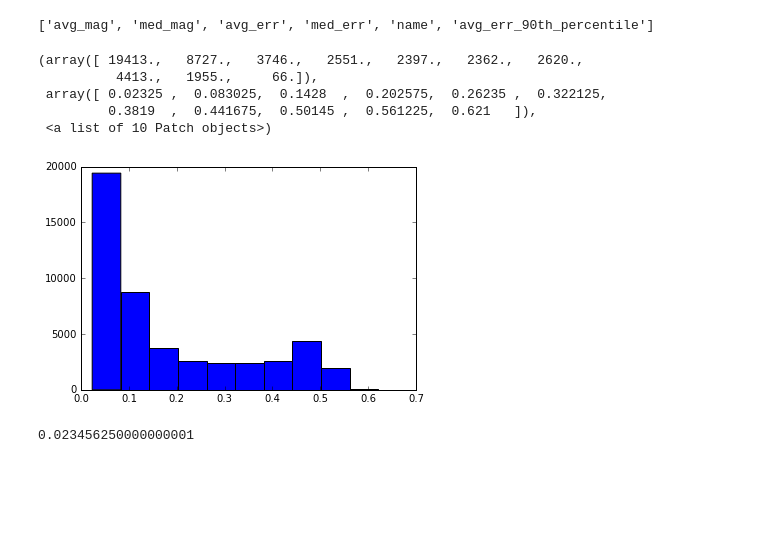
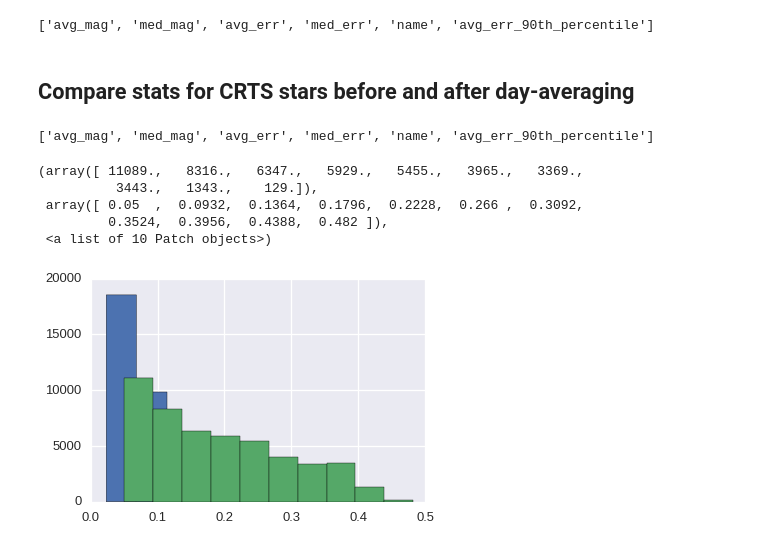
Before and after one commit to suberlak/CRTS_PROJECT, a Jupyter notebook: A_Fig_1_stars_CRTS_stats.ipynb, the cells around one changed output. Saved outputs shown, nothing was run; the diff lists cells and outputs as text; code cells hidden in the pictures; blank space fills up the shorter version.

```diff
--- a/A_Fig_1_stars_CRTS_stats.ipynb
+++ b/A_Fig_1_stars_CRTS_stats.ipynb
@@ -234,18 +279,17 @@ Looks like the day-averaging is working fine.  Now , calculate the statistics fo
 # %%
 from collections import OrderedDict
-dir_in = '../raw_LC_CRTS/stars/'
 dir_out = '../proc_LC_CRTS/stars/'
+lc_files  = stars_10_pts_plus
 
 stars_LC_10_days_plus = []
 for file in listdir(dir_out) :
     if file.endswith('.txt'):
         stars_LC_10_days_plus.append(file)
 
-stats_proc_err_w = OrderedDict()
+stats_after = OrderedDict()
 keys = ['avg_mag', 'med_mag', 'avg_err', 'med_err', 'name', 'avg_err_90th_percentile']
 for key in keys:
-    stats_proc_err_w[key] = []
-
+    stats_after[key] = []
 
 k = 0
 total = float(len(lc_files))
@@ -259,20 +303,19 @@ for i in range(len(stars_LC_10_days_plus)):
     star_name_proc = stars_LC_10_days_plus[i]
     orig_star_name = star_name_proc[4:-4]
 
-
     data = np.loadtxt(dir_out  + star_name_proc)
     #data_orig = np.loadtxt(dir_in + orig_star_name)
 
-    mjd_arr,avg_mags, avg_err_weights, Nobs = data[:,0], data[:,1], data[:,2], data[:,3]
+    mjd_arr,avg_mags, err_w, Nobs = data[:,0], data[:,1], data[:,2], data[:,3]
     #mjd,mags, errs = data_orig[:,0],data_orig[:,1], data_orig[:,2]
 
     # Calculate stats for day-averaged stars
-    stats_proc_err_w['avg_mag'].append(np.mean(avg_mags))
-    stats_proc_err_w['med_mag'].append(np.median(avg_mags))
-    stats_proc_err_w['avg_err'].append(np.mean(avg_err_weights))
-    stats_proc_err_w['med_err'].append(np.median(avg_err_weights))
-    stats_proc_err_w['name'].append(orig_star_name)
-    stats_proc_err_w['avg_err_90th_percentile'].append(np.percentile(avg_err_weights , 90))
+    stats_after['avg_mag'].append(np.mean(avg_mags))
+    stats_after['med_mag'].append(np.median(avg_mags))
+    stats_after['avg_err'].append(np.mean(err_w))
+    stats_after['med_err'].append(np.median(err_w))
+    stats_after['name'].append(orig_star_name)
+    stats_after['avg_err_90th_percentile'].append(np.percentile(err_w , 90))
 # %% [output]
 [######### ] 97.00%
 # %%
@@ -289,17 +332,20 @@ Note : in my old work (in SDSS_CRTS directory) you will find that there is an en
 stats_proc_err_w.keys()
 # %% [output]
 ['avg_mag', 'med_mag', 'avg_err', 'med_err', 'name', 'avg_err_90th_percentile']
+# %% [markdown]
+## Compare stats for CRTS stars before and after day-averaging
+# %%
+stats_after.keys()
+# %% [output]
+['avg_mag', 'med_mag', 'avg_err', 'med_err', 'name', 'avg_err_90th_percentile']
 # %%
 %matplotlib inline
-plt.hist(stats_proc_err_w['avg_err_90th_percentile'])
+plt.hist(stats_after['avg_err'])
+plt.hist(stats_before['avg_err'])
 # %% [output]
-(array([ 19413.,   8727.,   3746.,   2551.,   2397.,   2362.,   2620.,
-          4413.,   1955.,     66.]),
- array([ 0.02325 ,  0.083025,  0.1428  ,  0.202575,  0.26235 ,  0.322125,
-         0.3819  ,  0.441675,  0.50145 ,  0.561225,  0.621   ]),
+(array([ 11089.,   8316.,   6347.,   5929.,   5455.,   3965.,   3369.,
+          3443.,   1343.,    129.]),
+ array([ 0.05  ,  0.0932,  0.1364,  0.1796,  0.2228,  0.266 ,  0.3092,
+         0.3524,  0.3956,  0.4388,  0.482 ]),
  <a list of 10 Patch objects>)
-[figure, old version]
+[figure, new version]
-# %%
-min(stats_proc_err_w['avg_err'])
-# %% [output]
-0.023456250000000001
```
Also changed, not shown: parts of 11 cells of this notebook, 1 other file.
